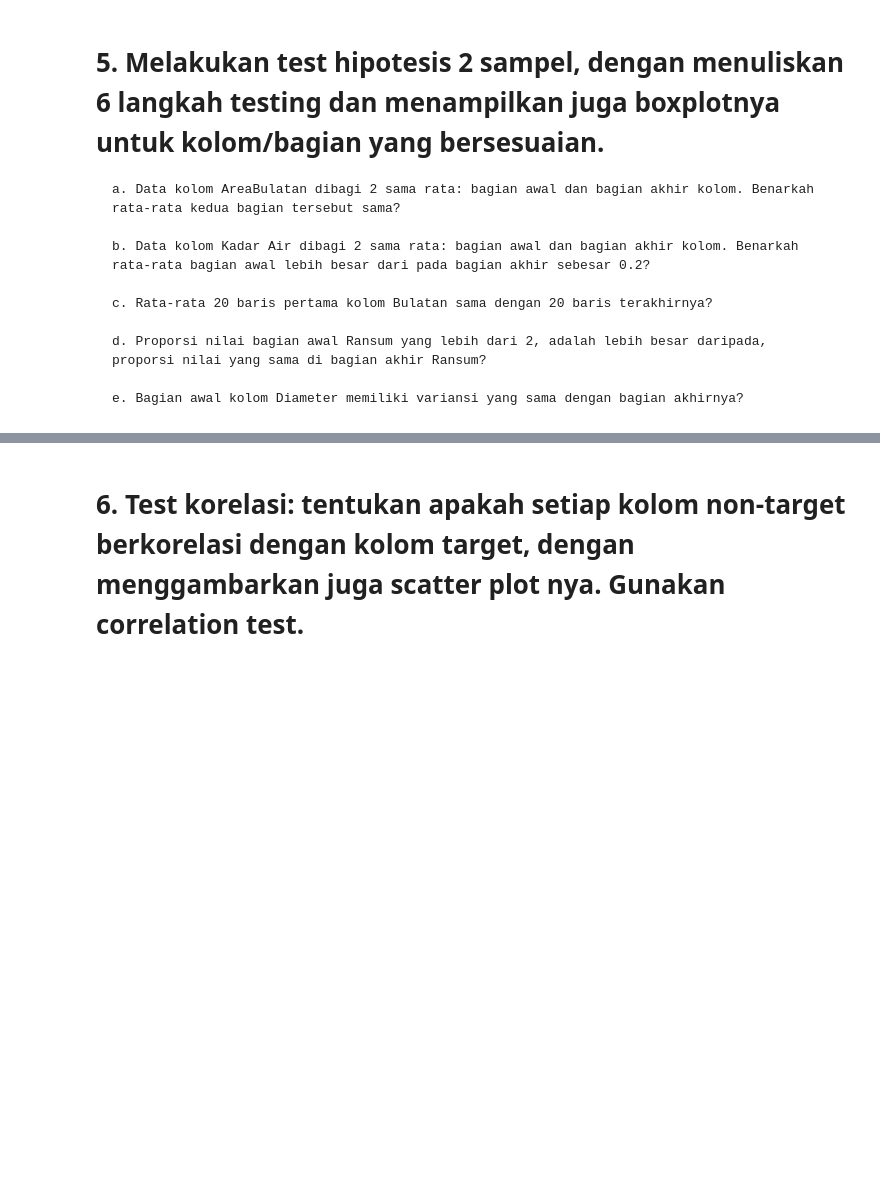
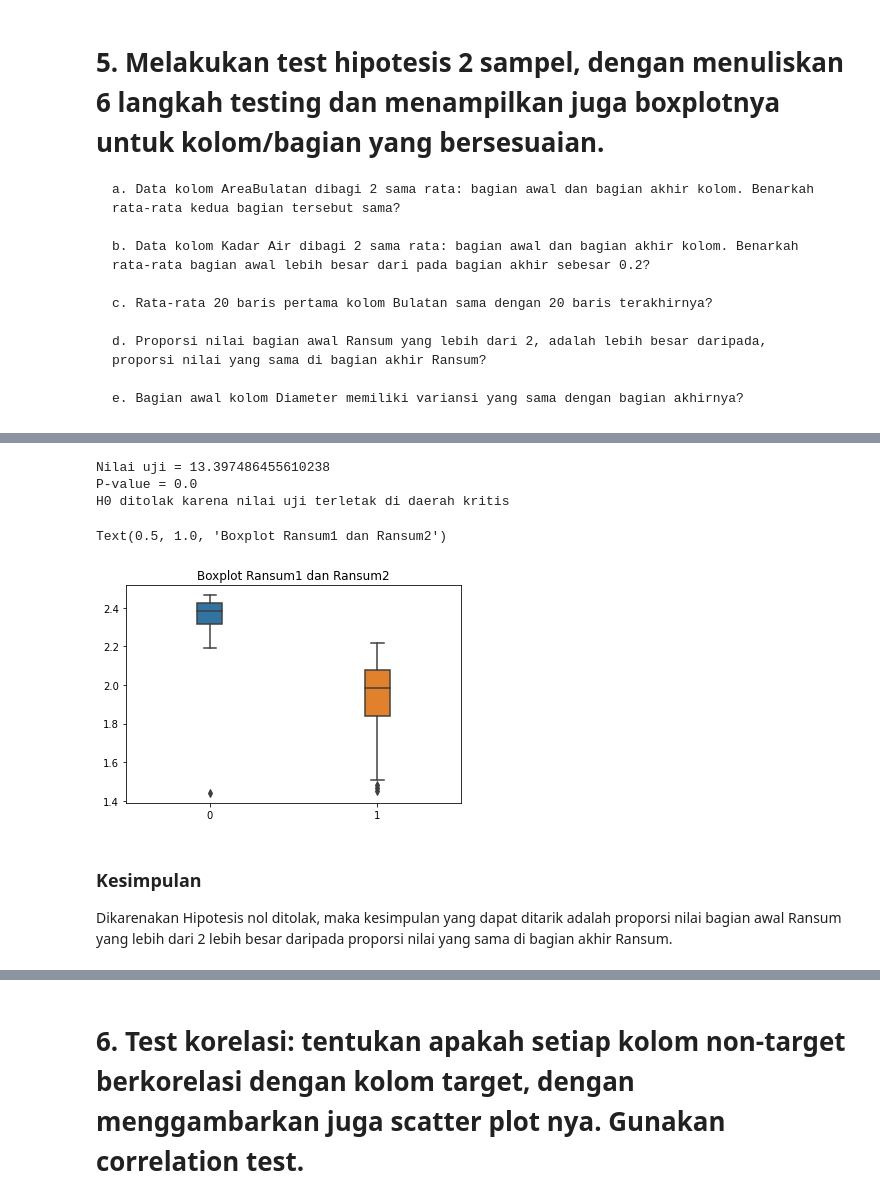
Before and after one commit to reymyr/Hypothesis-Testing, a Jupyter notebook: Tubes.ipynb, the cells around one changed output, grey strips where cells are left out. Drawn from its saved outputs; the diff is of its cells as text; code cells hidden in the pictures; blank space fills up the shorter version.

```diff
--- a/Tubes.ipynb
+++ b/Tubes.ipynb
@@ -677,0 +781,27 @@ Dikarenakan Hipotesis nol ditolak, maka kesimpulan yang dapat ditarik adalah pro
+# %%
+# Komputasi
+p1 = len(df.head(250)[df.head(250)["Ransum"] > 2]) / 250
+p2 = len(df.tail(250)[df.tail(250)["Ransum"] > 2]) / 250
+pHat = (len(df.head(250)[df.head(250)["Ransum"] > 2]) + len(df.tail(250)[df.tail(250)["Ransum"] > 2])) / 500
+
+z = (p1 - p2) / (math.sqrt(pHat * (1 - pHat) * (1/250 + 1/250)))
+print("Nilai uji =", z)
+pValue = 1 - stats.norm.cdf(z)
+print("P-value =", pValue)
+
+# Langkah 6. Ambil keputusan
+if z > 1.645:
+    print("H0 ditolak karena nilai uji terletak di daerah kritis")
+else:
+    print("H0 diterima karena nilai uji terletak di luar daerah kritis")
+
+sns.boxplot(data=[df["Ransum"].head(250), df["Ransum"].tail(250)], orient="x", width=0.15).set_title("Boxplot Ransum1 dan Ransum2")
+# %% [output]
+Nilai uji = 13.397486455610238
+P-value = 0.0
+H0 ditolak karena nilai uji terletak di daerah kritis
+Text(0.5, 1.0, 'Boxplot Ransum1 dan Ransum2')
+[figure, added]
+# %% [markdown]
+### Kesimpulan
+Dikarenakan Hipotesis nol ditolak, maka kesimpulan yang dapat ditarik adalah proporsi nilai bagian awal Ransum yang lebih dari 2 lebih besar daripada proporsi nilai yang sama di bagian akhir Ransum.
```
Also changed, not shown: parts of 24 cells of this notebook.
